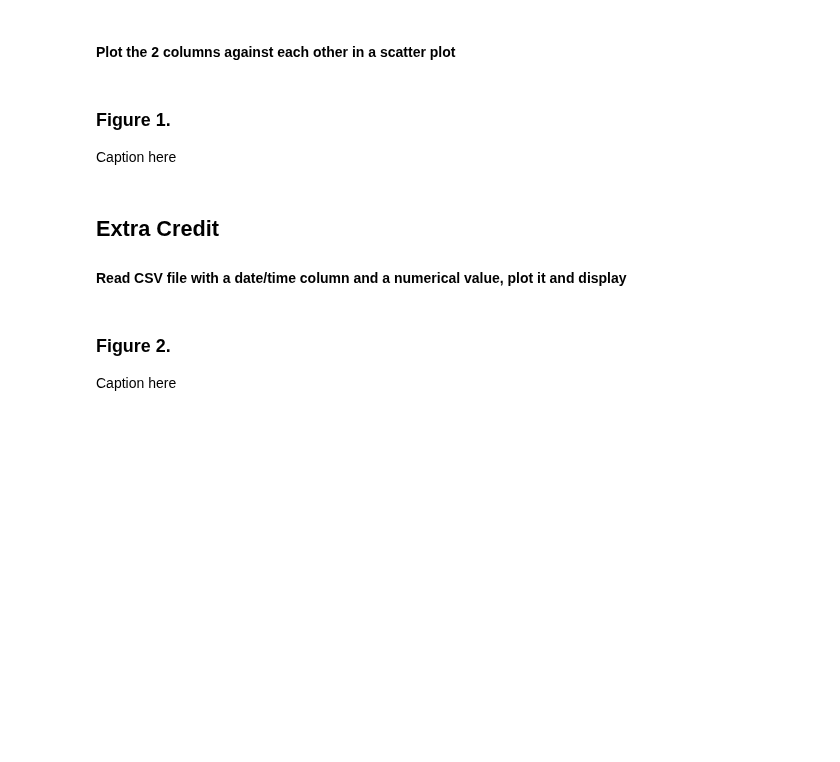
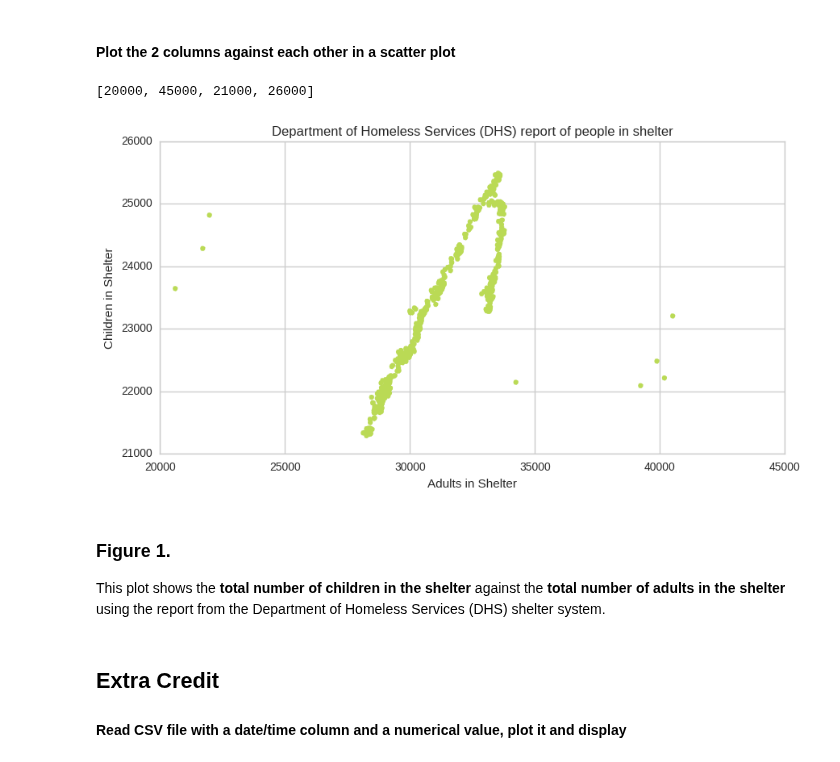
Before and after one commit to qiuyliu/PUI2017_uc288, a Jupyter notebook: HW2_uc288/HW2_3_WorkingWithPandas.ipynb, the cells around one changed output. Drawn from its saved outputs; the diff is of its cells as text; code cells hidden in the pictures; blank space fills up the shorter version.

Commit message:
add plots for assignment 3

```diff
--- a/HW2_uc288/HW2_3_WorkingWithPandas.ipynb
+++ b/HW2_uc288/HW2_3_WorkingWithPandas.ipynb
@@ -26,0 +25,5 @@ DFDATA
+# %%
+# code here
+df = pd.read_csv(DFDATA + '/k46n-sa2m/1433871893/k46n-sa2m')
+
+df.head()
@@ -30,0 +43,10 @@ DFDATA
+# %%
+df.drop(['Date of Census', 'Total Individuals in Shelter', 'Single Adult Men in Shelter',
+         'Single Adult Women in Shelter', 'Total Single Adults in Shelter',
+         'Families with Children in Shelter', 'Adults in Families with Children in Shelter',
+         'Children in Families with Children in Shelter',
+         'Adult Families in Shelter', 'Individuals in Adult Families in Shelter',
+         'Families Requesting Temporary Housing at PATH',
+         'Adult Families Requesting Temporary Housing at AFIC',
+         'Total Individuals in Families with Children in Shelter '], axis=1, inplace=True)
+df.head()
@@ -35,6 +62,20 @@ DFDATA
-# %% [markdown]
-### Figure 1.
-Caption here
+# %%
+# code here
+fig = pl.figure(figsize=(10,5))
+ax1 = fig.add_subplot(111)
+
+ax1.scatter(df['Total Adults in Shelter'], df['Total Children in Shelter'],
+         c='#bada55', linestyle='dotted', edgecolors='#bada55')
+ax1.set_xlabel('Adults in Shelter')
+ax1.set_ylabel('Children in Shelter')
+ax1.set_title('Department of Homeless Services (DHS) report of people in shelter')
+ax1.axis([20000,45000,21000,26000])
+# %% [output]
+[20000, 45000, 21000, 26000]
+[figure, added]
+# %% [markdown]
+### Figure 1.
+This plot shows the **total number of children in the shelter** against the **total number of adults in the shelter** using the report from the Department of Homeless Services (DHS) shelter system.
 # %% [markdown]
 ## Extra Credit
 
@@ -46,3 +82,0 @@ Caption here
-# %% [markdown]
-### Figure 2.
-Caption here
```
Also changed, not shown: parts of 19 cells of this notebook.
